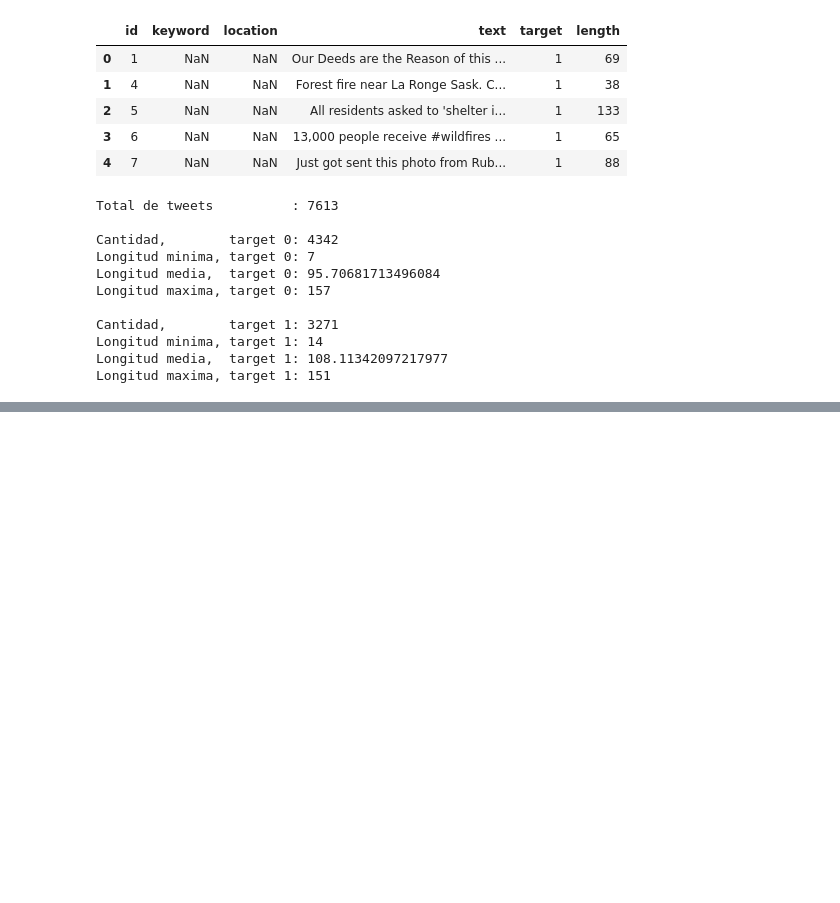
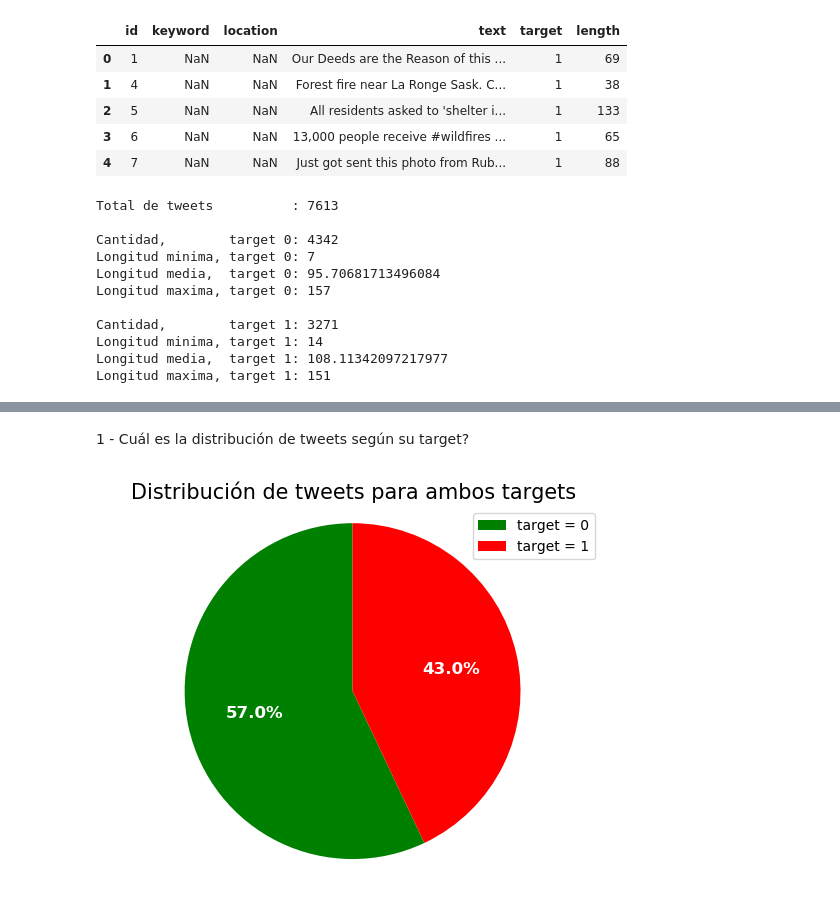
Before and after one commit to patopizzini/Organizacion_Datos_1C2020, a Jupyter notebook: TP1/TP1_JM.ipynb, the cells around one changed output, grey strips where cells are left out. Saved outputs shown, nothing was run; the diff lists cells and outputs as text; code cells hidden in the pictures; blank space fills up the shorter version.

```diff
--- a/TP1/TP1_JM.ipynb
+++ b/TP1/TP1_JM.ipynb
@@ -88,0 +106,17 @@ Longitud maxima, target 1: 151
+# %% [markdown]
+1 - Cuál es la distribución de tweets según su target?
+# %%
+#Graficamos la distribucion de la longitud de los tweets, discriminada por target
+fig = plt.figure()
+ax1 = fig.add_subplot()
+labels = "target = 0", "target = 1"
+colors = ["green", "red"]
+sizes = [tweets_lengths_0_s.count(), tweets_lengths_1_s.count()]
+ax1.pie(sizes, colors=colors, autopct='%1.1f%%', shadow=False, startangle=90, textprops=dict(color="w",fontweight='bold', fontsize=figure_labels_fs))
+ax1.axis('equal')
+ax1.legend(labels,fontsize=figure_legend_fs)
+ax1.set_title("Distribución de tweets para ambos targets", fontsize=figure_sub_title_fs)
+
+plt.show()
+# %% [output]
+[figure, added]
```
Also changed, not shown: parts of 13 cells of this notebook.
